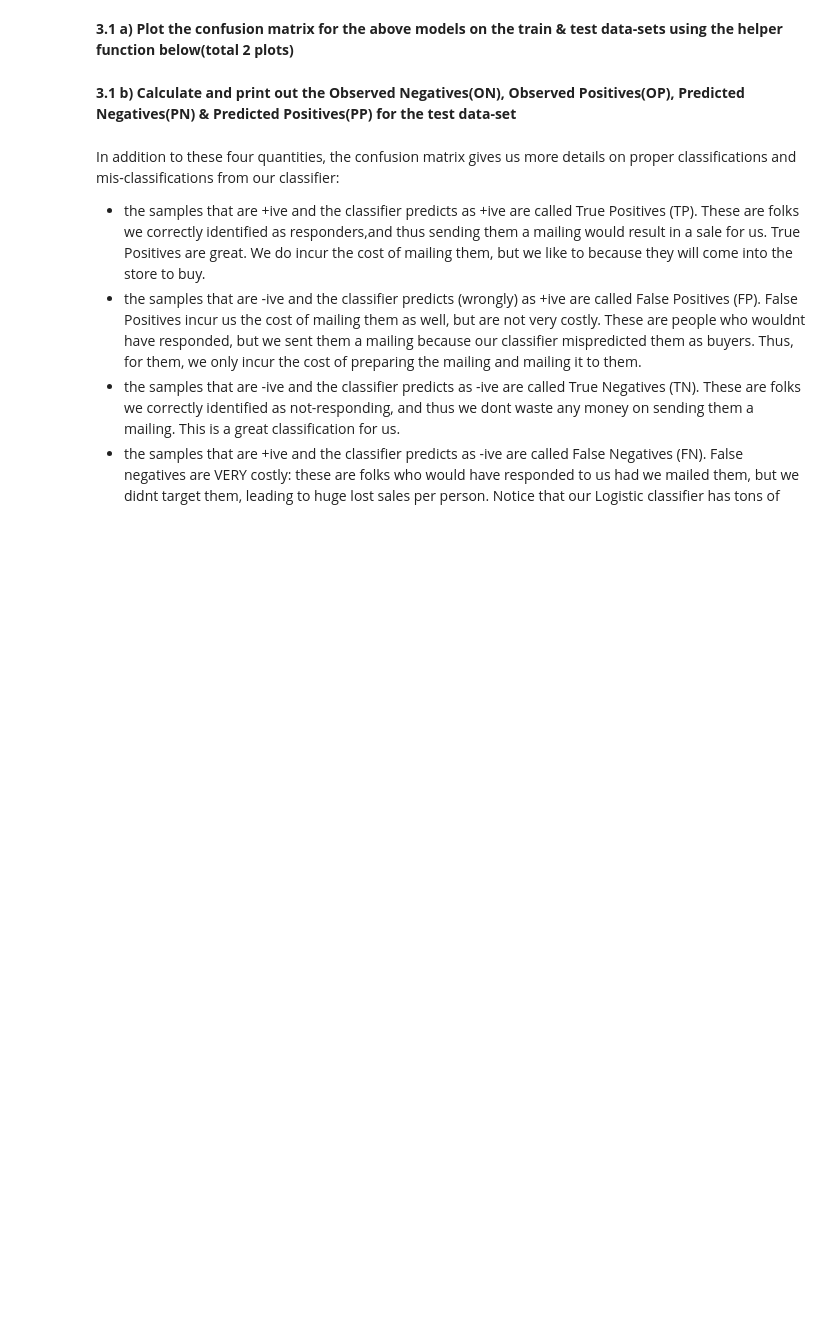
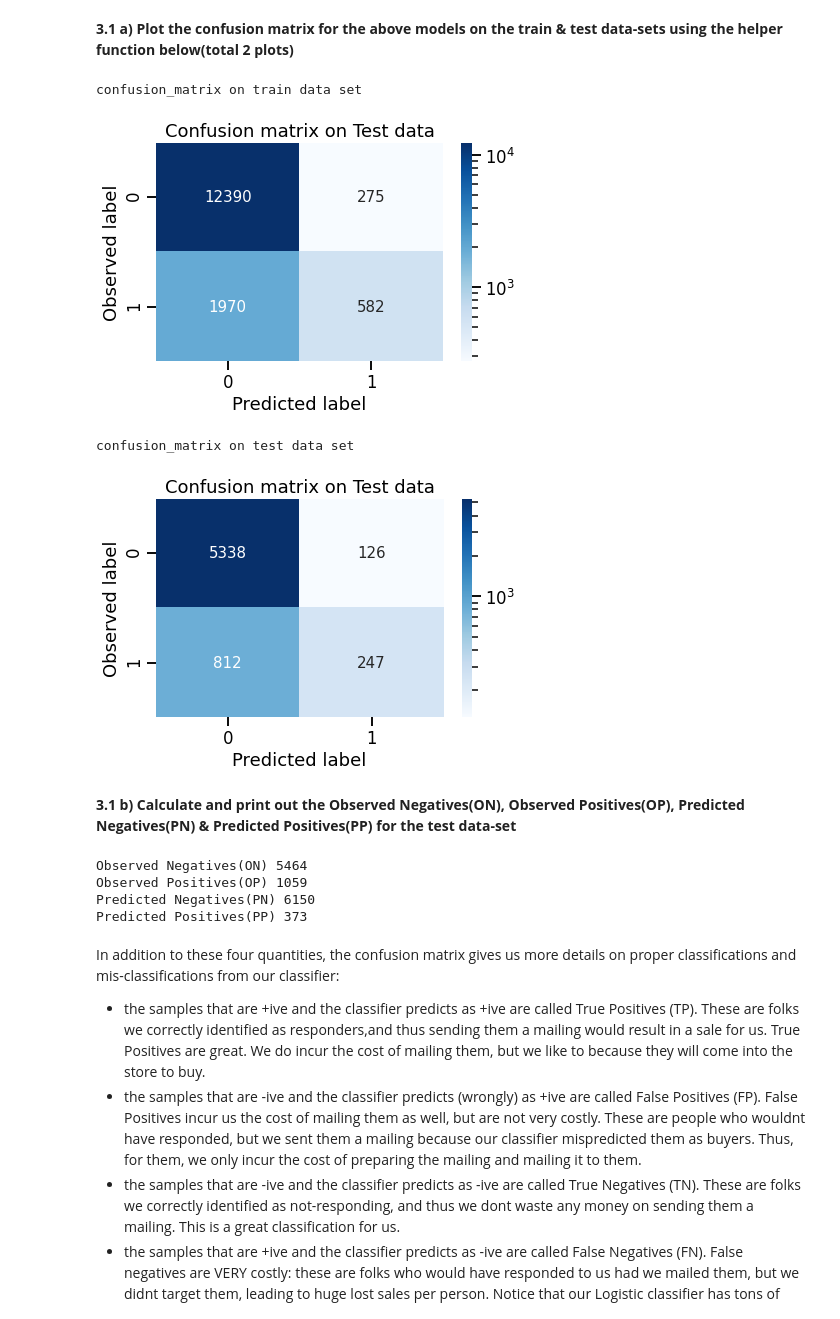
Before and after one commit to pramendra/hem_pram_Homework3, a Jupyter notebook: distribute_HW3.ipynb, the cells around one changed output. Drawn from its saved outputs; the diff is of its cells as text; code cells hidden in the pictures; blank space fills up the shorter version.

```diff
--- a/distribute_HW3.ipynb
+++ b/distribute_HW3.ipynb
@@ -121,5 +133,5 @@ We standardize test and training sets separately. Specifically, we wish to stand
 **Split the data(`dftouse` dataframe) into train and test in 70:30 ratio. Print out the shape of your train and test features and labels. ('X_train','X_test','y_train','y_test')**
 # %%
 # loading data from csv file
-df = pd.read_csv('./data/Cleaned_clothing_store_data.csv')
+df = pd.read_csv('./hem_pram_Homework3/data/Cleaned_clothing_store_data.csv')
 dftouse = df.copy()
@@ -127,0 +147,7 @@ dftouse = df.copy()
+# %%
+# your code here
+X = dftouse.drop("RESP", axis=1)
+y = dftouse["RESP"]
+X_train, X_test, y_train, y_test = train_test_split(X, y, train_size=0.7, random_state = 70)
+
+print(X_train.shape, X_test.shape, y_train.shape, y_test.shape)
@@ -148,0 +175,8 @@ STANDARDIZABLE = PERCENT_VARS + ZERO_IMPORTANT_VARS + [u'FRE', u'MON',  u'AVRG',
+# %%
+scaler = StandardScaler()
+dftouse_std = scaler.fit(X_train[STANDARDIZABLE ])
+
+X_train[STANDARDIZABLE ] = dftouse_std.transform(X_train[STANDARDIZABLE ])
+X_test[STANDARDIZABLE] = dftouse_std.transform(X_test[STANDARDIZABLE])
+
+X_train[STANDARDIZABLE ].head()
@@ -182,0 +250,7 @@ def cv_optimize(clf, parameters, X, y, n_folds):
+# %%
+# your code here
+folds = 5
+parameters = {"C": [0.001, 0.01, 0.1, 1, 10, 100]}
+clf = LogisticRegression(penalty='l1', solver="liblinear")
+
+best = cv_optimize(clf, parameters, X_train, y_train, folds)
@@ -253,2 +379,14 @@ def plot_confusion_matrix(model, features, labels, test=True):
+# %%
+# your code here
+print("confusion_matrix on train data set")
+plot_confusion_matrix(best, X_train, y_train)
+
+print("confusion_matrix on test data set")
+plot_confusion_matrix(best, X_test, y_test)
+# %% [output]
+confusion_matrix on train data set
+[figure, added]
+confusion_matrix on test data set
+[figure, added]
 # %% [markdown]
 **3.1 b) Calculate and print out the Observed Negatives(ON), Observed Positives(OP), Predicted Negatives(PN) & Predicted Positives(PP) for the test data-set**
@@ -257,3 +393,18 @@ def plot_confusion_matrix(model, features, labels, test=True):
+# %%
+# your code here
+
+cm_on_test = confusion_matrix(y_test, best.predict(X_test))
+
+print("Observed Negatives(ON)", cm_on_test[0][0] + cm_on_test[0][1])
+print("Observed Positives(OP)", cm_on_test[1][0] + cm_on_test[1][1])
+
+print("Predicted Negatives(PN)", cm_on_test[0][0] + cm_on_test[1][0])
+print("Predicted Positives(PP)", cm_on_test[0][1] + cm_on_test[1][1])
+# %% [output]
+Observed Negatives(ON) 5464
+Observed Positives(OP) 1059
+Predicted Negatives(PN) 6150
+Predicted Positives(PP) 373
 # %% [markdown]
 In addition to these four quantities, the confusion matrix gives us more details on proper classifications and mis-classifications from our classifier:
 
```
Also changed, not shown: parts of 30 cells of this notebook.
